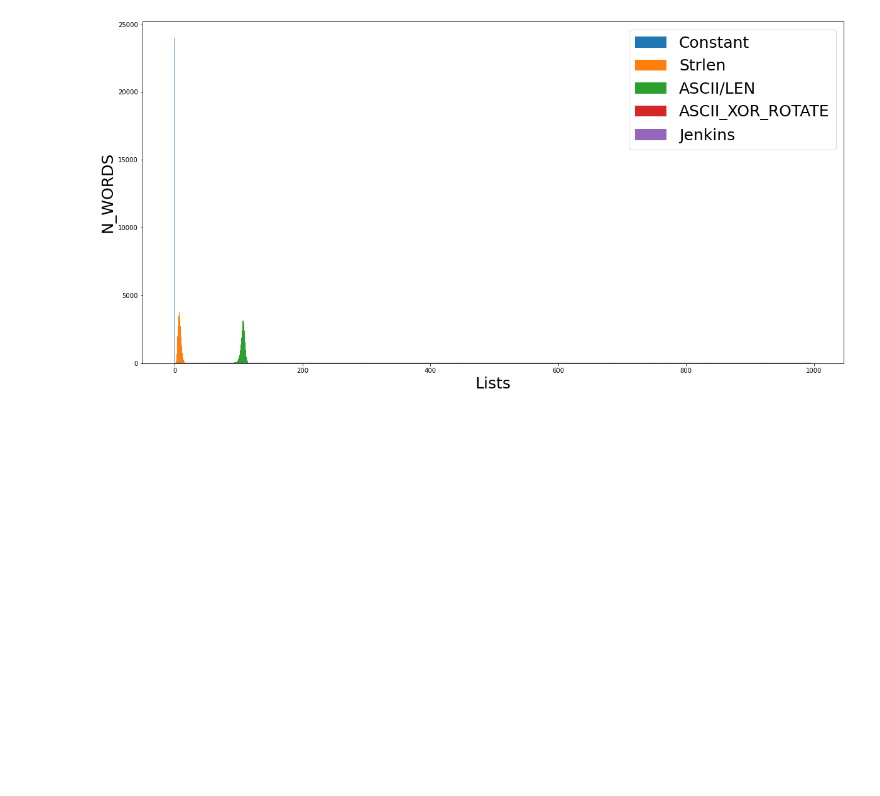
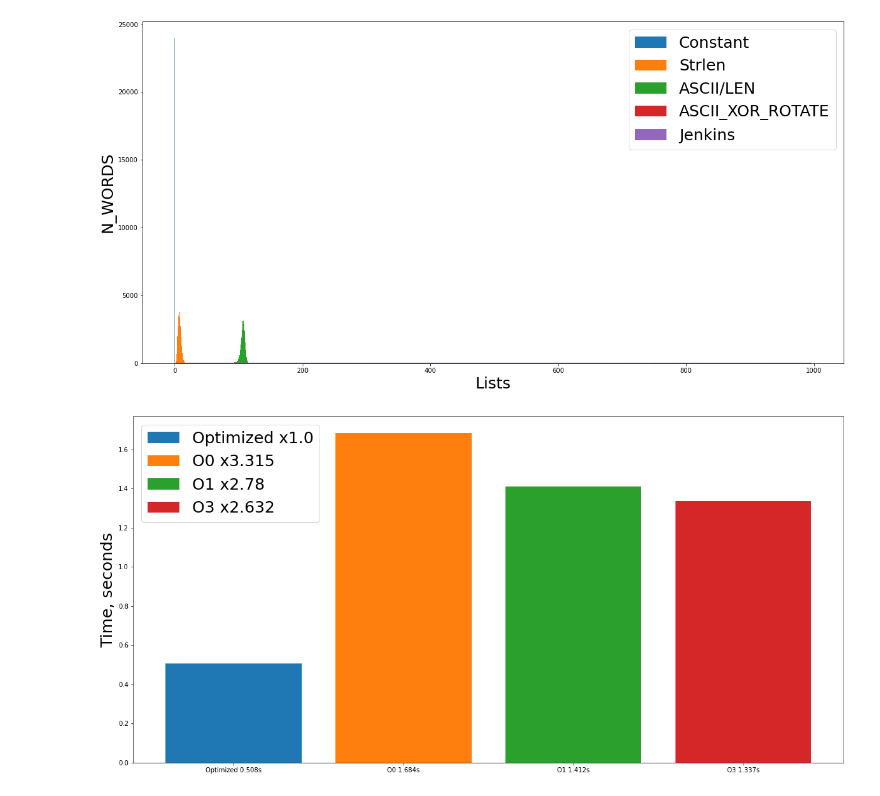
Before and after one commit to fckxorg/Assembly_HashTable_optimizations, a Jupyter notebook: logs/dispersion_of_hash_function.ipynb, the cells around one changed output. Cells and saved outputs as stored; diff of their text form; code cells hidden in the pictures; blank space fills up the shorter version.

```diff
--- a/logs/dispersion_of_hash_function.ipynb
+++ b/logs/dispersion_of_hash_function.ipynb
@@ -22,3 +22,18 @@ plt.ylabel("N_WORDS", fontsize=25)
 plt.savefig("with_constant.png", format="png")
 # %% [output]
 [figure]
+# %%
+indices = [x for x in range(3)]
+data = [0.508, 1.684, 1.412, 1.337]
+names = ["Optimized", "O0", "O1", "O3"]
+bottom_names = [names[i] + " " + str(data[i]) + "s" for i in range(4)]
+
+plt.figure(figsize=(20, 10))
+for cur_bar, cur_name, cur_bname in zip(data, names, bottom_names):
+    plt.bar(cur_bname, cur_bar, label=cur_name + " x" + str(round(cur_bar / data[0], 3)))
+
+plt.legend(prop={'size': 25})
+plt.ylabel("Time, seconds", fontsize=25)
+plt.savefig("opt_comparison.png", format="png")
+# %% [output]
+[figure, added]
```
Also changed, not shown: 1 other file.
